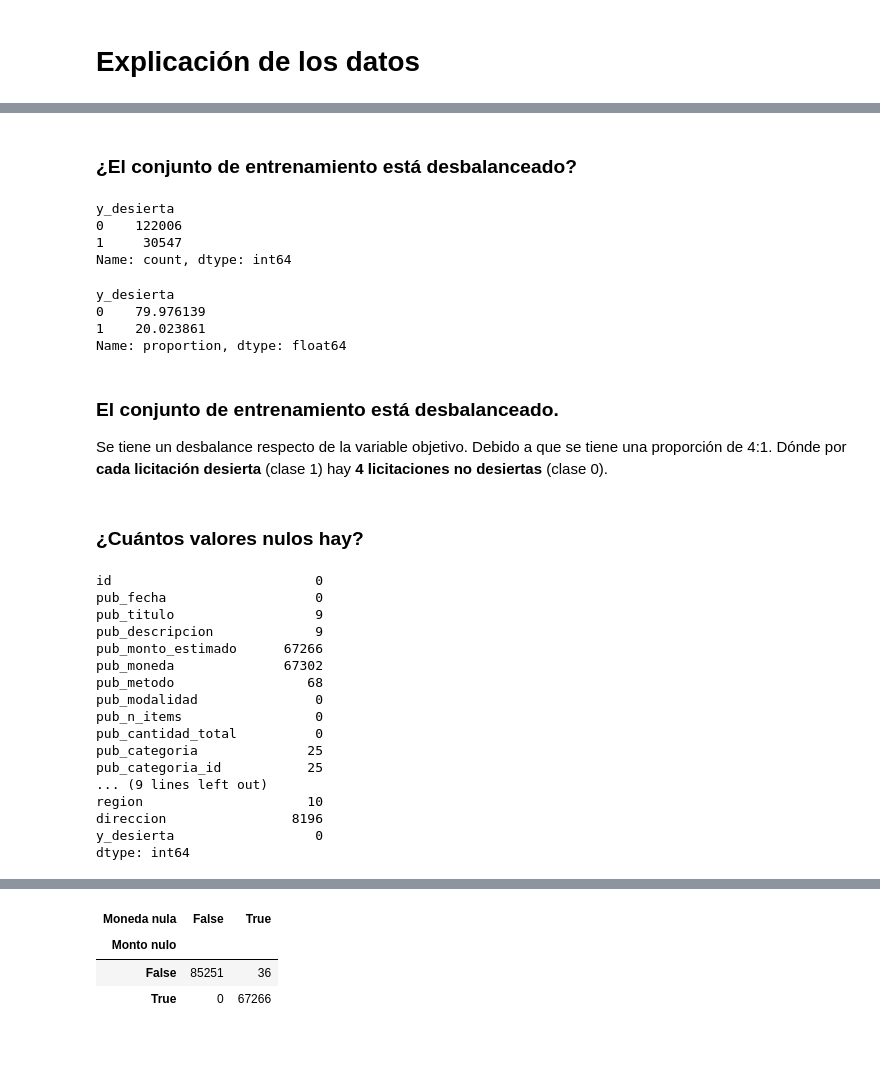
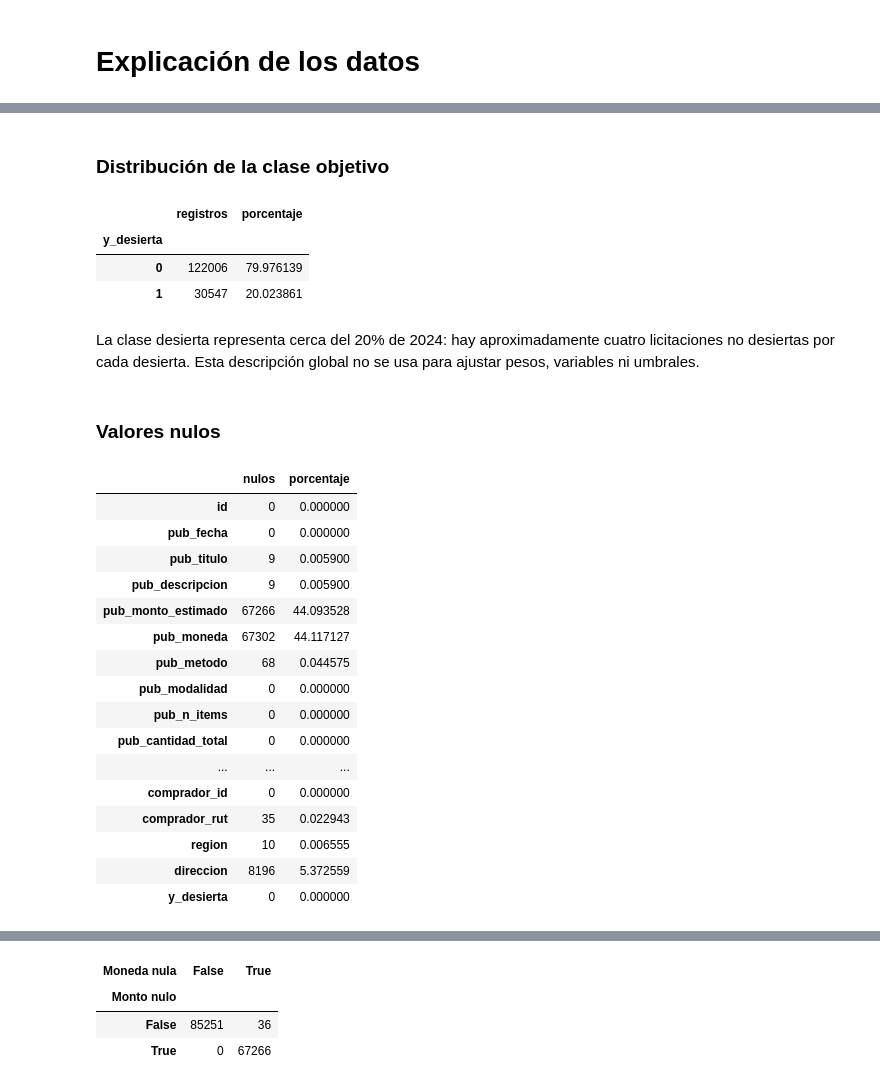
Before and after one commit to EduardoPerezMir/Tarea-2-ML, a Jupyter notebook: Pregunta2.ipynb, the cells around one changed output, grey strips where cells are left out. Saved outputs shown, nothing was run; the diff lists cells and outputs as text; code cells hidden in the pictures; blank space fills up the shorter version.

```diff
--- a/Pregunta2.ipynb
+++ b/Pregunta2.ipynb
@@ -153,41 +127,35 @@ sample_submission se usa solo como plantilla de formato; su columna y_desierta n
 # %% [markdown]
-### ¿El conjunto de entrenamiento está desbalanceado?
+### Distribución de la clase objetivo
 # %%
-train_df.value_counts('y_desierta')
+frecuencias = train_df[TARGET].value_counts().sort_index()
+pd.DataFrame({"registros": frecuencias, "porcentaje": 100 * frecuencias / len(train_df)})
 # %% [output]
-y_desierta
-0    122006
-1     30547
-Name: count, dtype: int64
+|  | registros | porcentaje |
+| y_desierta |  |  |
+| 0 | 122006 | 79.976139 |
+| 1 | 30547 | 20.023861 |
-# %%
-train_df["y_desierta"].value_counts(normalize=True) * 100
-# %% [output]
-y_desierta
-0    79.976139
-1    20.023861
-Name: proportion, dtype: float64
 # %% [markdown]
-### El conjunto de entrenamiento está desbalanceado.
-Se tiene un desbalance respecto de la variable objetivo. Debido a que se tiene una proporción de 4:1. Dónde por **cada licitación desierta** (clase 1) hay **4 licitaciones no desiertas** (clase 0).
+La clase desierta representa cerca del 20% de 2024: hay aproximadamente cuatro licitaciones no desiertas por cada desierta. Esta descripción global no se usa para ajustar pesos, variables ni umbrales.
 # %% [markdown]
-### ¿Cuántos valores nulos hay?
+### Valores nulos
 # %%
-train_df.isnull().sum()
+nulos = train_df.isna().sum()
+pd.DataFrame({"nulos": nulos, "porcentaje": 100 * nulos / len(train_df)})
 # %% [output]
-id                          0
-pub_fecha                   0
-pub_titulo                  9
-pub_descripcion             9
-pub_monto_estimado      67266
-pub_moneda              67302
-pub_metodo                 68
-pub_modalidad               0
-pub_n_items                 0
-pub_cantidad_total          0
-pub_categoria              25
-pub_categoria_id           25
-... (9 lines left out)
-region                     10
-direccion                8196
-y_desierta                  0
-dtype: int64
+|  | nulos | porcentaje |
+| id | 0 | 0.000000 |
+| pub_fecha | 0 | 0.000000 |
+| pub_titulo | 9 | 0.005900 |
+| pub_descripcion | 9 | 0.005900 |
+| pub_monto_estimado | 67266 | 44.093528 |
+| pub_moneda | 67302 | 44.117127 |
+| pub_metodo | 68 | 0.044575 |
+| pub_modalidad | 0 | 0.000000 |
+| pub_n_items | 0 | 0.000000 |
+| pub_cantidad_total | 0 | 0.000000 |
+| ... | ... | ... |
+| comprador_id | 0 | 0.000000 |
+| comprador_rut | 35 | 0.022943 |
+| region | 10 | 0.006555 |
+| direccion | 8196 | 5.372559 |
+| y_desierta | 0 | 0.000000 |
```
Also changed, not shown: parts of 47 cells of this notebook, 1 other file.
